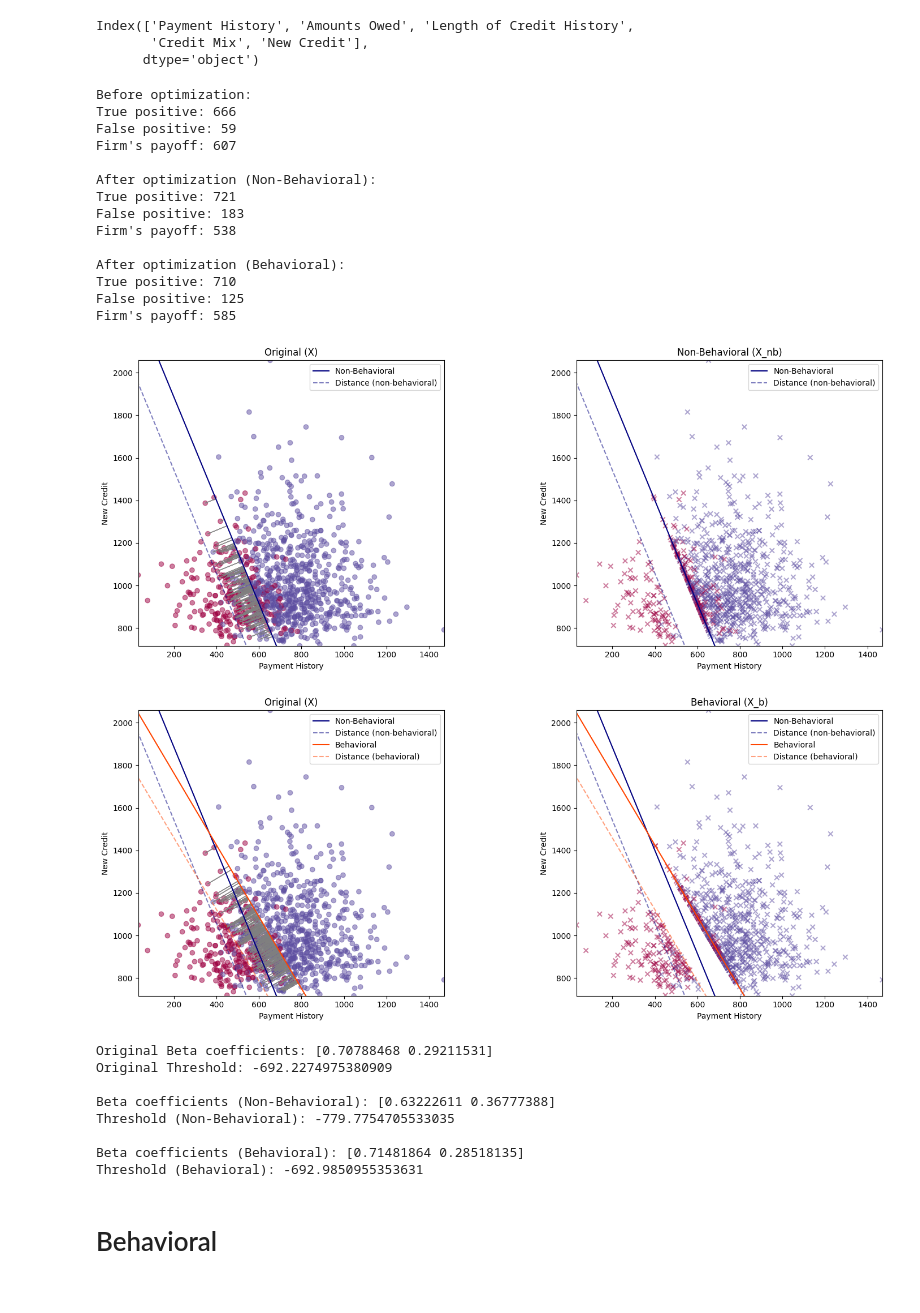
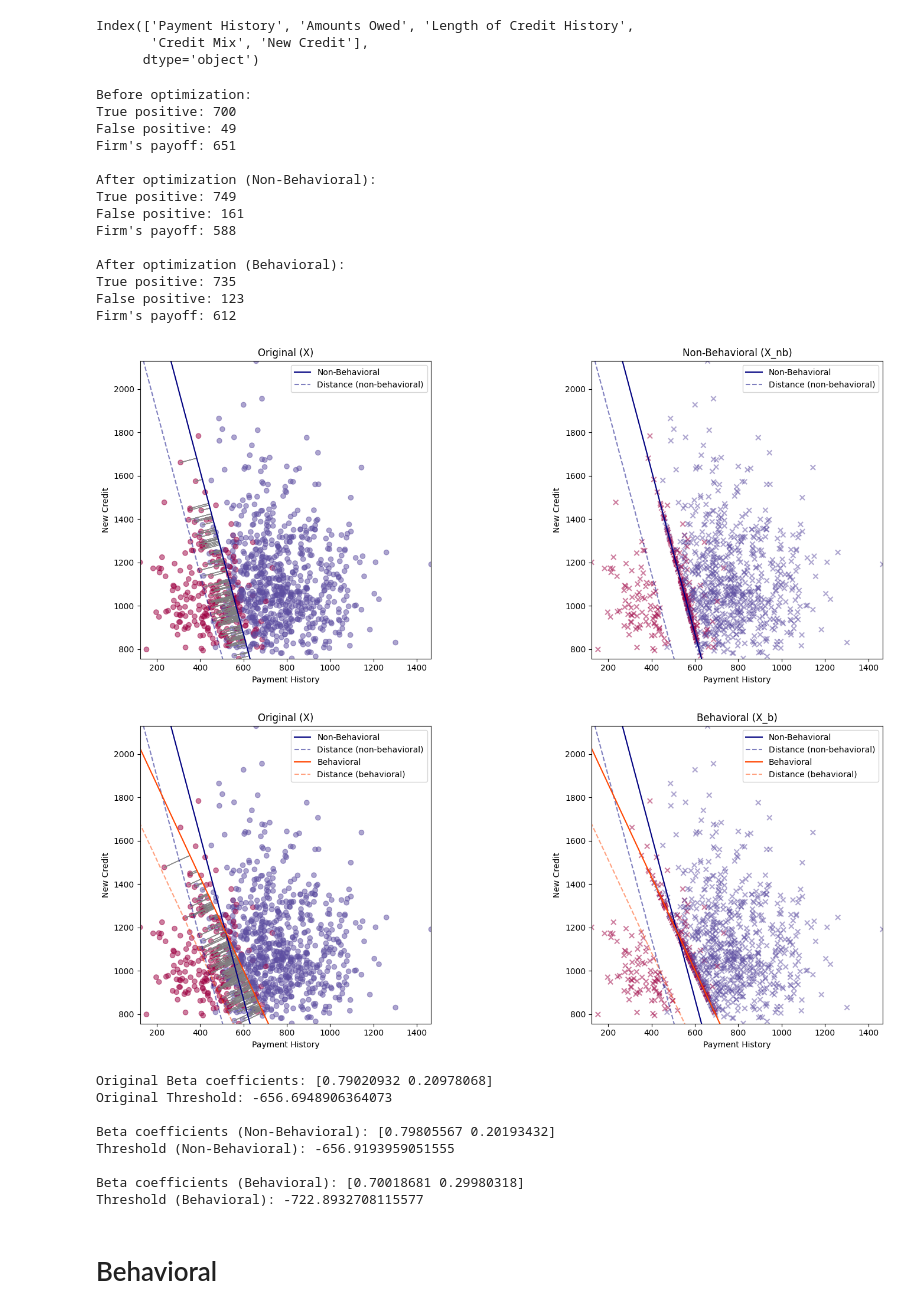
Before and after one commit to RamanEbrahimi/Research, a Jupyter notebook: Explainable AI/simulation.ipynb, the cells around one changed output. Drawn from its saved outputs; the diff is of its cells as text; code cells hidden in the pictures.

```diff
--- a/Explainable AI/simulation.ipynb
+++ b/Explainable AI/simulation.ipynb
@@ -5,7 +5,7 @@ import matplotlib.pyplot as plt
 import cvxpy as cp
 # %%
 def generate_synthetic_fico_data(n=1000):
-    np.random.seed(42)  # For reproducibility
+    np.random.seed(421)  # For reproducibility
 
     # Simulate Payment History
     # A mix of positive and negative factors
@@ -25,7 +25,8 @@ def generate_synthetic_fico_data(n=1000):
 
     # Simulate New Credit
     # Recent credit activities lower the score
-    new_credit = 700 + np.random.gamma(3, 100, n)
+    new_credit = 700 + np.random.gamma(4, 100, n)
+    # new_credit = 850 - np.random.gamma(2, 100, n)
 
     # Combine into DataFrame
     data = {
@@ -478,54 +491,54 @@ def create_side_by_side_plots_with_arrows(dataset1, dataset2, labels, title1, ti
     for i in range(len(dataset1)):
         axs[0].arrow(dataset1[feature1][i], dataset1[feature2][i],
                      dataset2[feature1][i] - dataset1[feature1][i], dataset2[feature2][i] - dataset1[feature2][i],
                      color='gray', alpha=0.9, head_width=0.02, head_length=0.02)
     # legend top right
     axs[0].legend(loc='upper right')
     axs[1].legend(loc='upper right')
 
     plt.tight_layout()
     plt.show()
 
 # Create the side-by-side scatter plots with arrows
 create_side_by_side_plots_with_arrows(X_vis, X_nb_vis, y_vis, 'Original (X)', 'Non-Behavioral (X_nb)', beta_vis, threshold_vis, B, gamma_vis, mode='NB')
 create_side_by_side_plots_with_arrows(X_vis, X_b_vis, y_vis, 'Original (X)', 'Behavioral (X_b)', beta_vis, threshold_vis, B, gamma_vis, mode='B')
 
-beta_new_b, threshold_new_b = logistic_regression_with_sum_constraint(X_nb_vis, y_vis)
-beta_new_nb, threshold_new_nb = logistic_regression_with_sum_constraint(X_b_vis, y_vis)
+beta_new_nb, threshold_new_nb = logistic_regression_with_sum_constraint(X_nb_vis, y_vis)
+beta_new_b, threshold_new_b = logistic_regression_with_sum_constraint(X_b_vis, y_vis)
 
 print("Original Beta coefficients:", beta_vis)
 print("Original Threshold:", threshold_vis)
 
 print("\nBeta coefficients (Non-Behavioral):", beta_new_nb)
 print("Threshold (Non-Behavioral):", threshold_new_nb)
 
 print("\nBeta coefficients (Behavioral):", beta_new_b)
 print("Threshold (Behavioral):", threshold_new_b)
 # %% [output]
 Before optimization:
-True positive: 666
-False positive: 59
-Firm's payoff: 607
+True positive: 700
+False positive: 49
+Firm's payoff: 651
 
 After optimization (Non-Behavioral):
-True positive: 721
-False positive: 183
-Firm's payoff: 538
+True positive: 749
+False positive: 161
+Firm's payoff: 588
 
 After optimization (Behavioral):
-True positive: 710
-False positive: 125
-Firm's payoff: 585
+True positive: 735
+False positive: 123
+Firm's payoff: 612
-[figure, old version]
+[figure, new version]
-[figure, old version]
+[figure, new version]
-Original Beta coefficients: [0.70788468 0.29211531]
-Original Threshold: -692.2274975380909
+Original Beta coefficients: [0.79020932 0.20978068]
+Original Threshold: -656.6948906364073
 
-Beta coefficients (Non-Behavioral): [0.63222611 0.36777388]
-Threshold (Non-Behavioral): -779.7754705533035
+Beta coefficients (Non-Behavioral): [0.79805567 0.20193432]
+Threshold (Non-Behavioral): -656.9193959051555
 
-Beta coefficients (Behavioral): [0.71481864 0.28518135]
-Threshold (Behavioral): -692.9850955353631
+Beta coefficients (Behavioral): [0.70018681 0.29980318]
+Threshold (Behavioral): -722.8932708115577
 # %% [markdown]
 # Behavioral
 # %%
```
Also changed, not shown: parts of 13 cells of this notebook, 9 other files.
